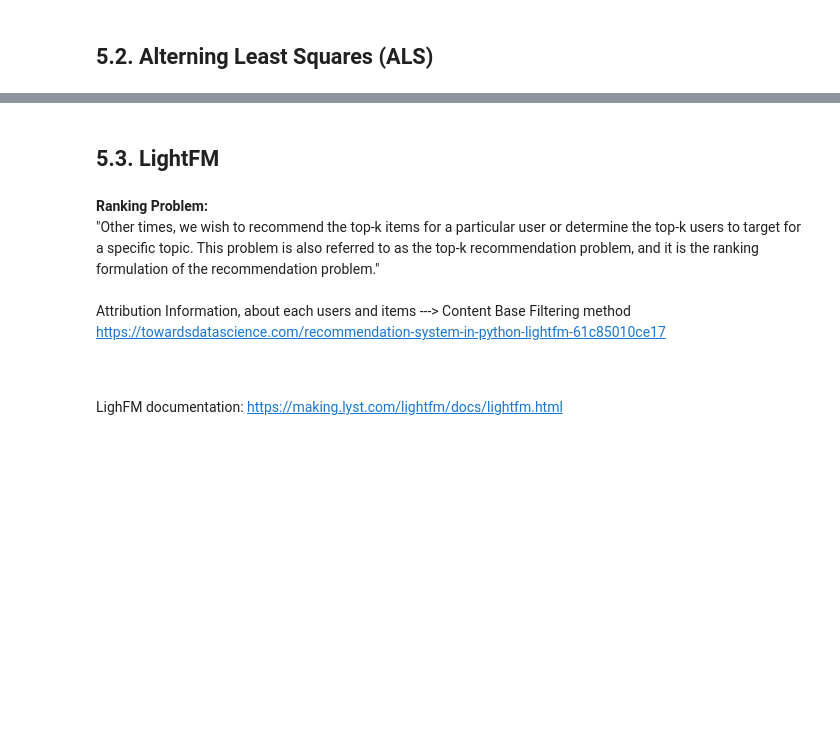
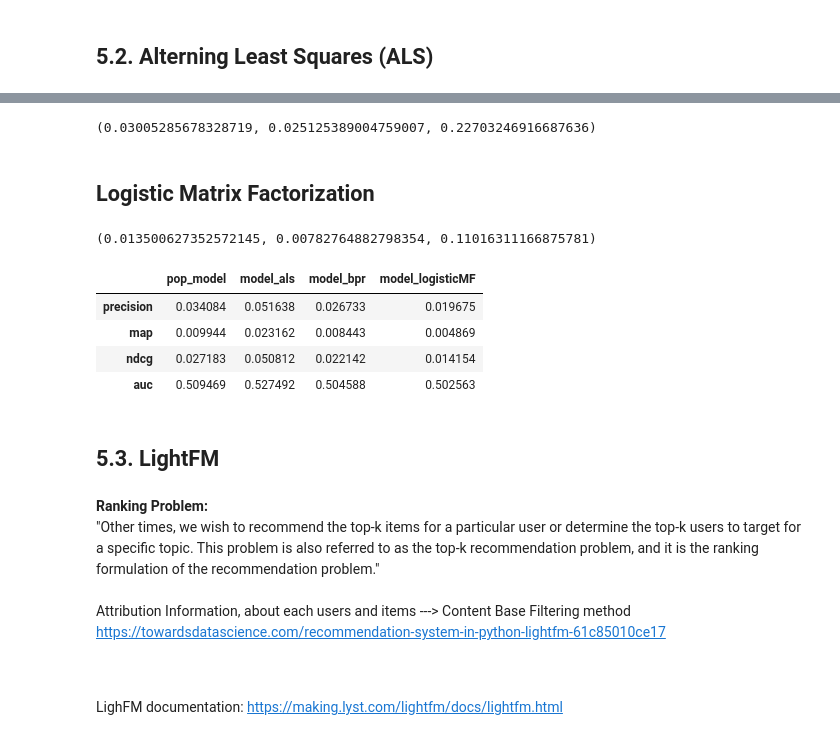
Before and after one commit to LorenzoPigozzi/Business_Cases, a Jupyter notebook: Case 4/BC4_Lorenzo.ipynb, the cells around one changed output, grey strips where cells are left out. Cells and saved outputs as stored; diff of their text form; code cells hidden in the pictures; blank space fills up the shorter version.

```diff
--- a/Case 4/BC4_Lorenzo.ipynb
+++ b/Case 4/BC4_Lorenzo.ipynb
@@ -488,2 +497,6 @@ AUC-score of the popular-items recommendations :  0.814
+# %%
+# Fitting PopularRecommender model
+pop_model = PopularRecommender()
+pop_model.fit(train.T)
 # %% [markdown]
 ## 5.2. Alterning Least Squares (ALS)
@@ -531,0 +503,8 @@ The ALS algorithm has a AUC-score of 0.874, beating the AUC-score of the baselin
+# %%
+# Initializing the model
+alpha = 15
+model_als = AlternatingLeastSquares(factors=20,
+                                regularization = 0.1,
+                                iterations = 50)
+# training the model
+model_als.fit((train.T*alpha).astype('double'))
@@ -532,3 +586,40 @@ The ALS algorithm has a AUC-score of 0.874, beating the AUC-score of the baselin
+# %%
+model_bpr = BayesianPersonalizedRanking(factors=20,
+                                        regularization = 0.1,
+                                        iterations = 50)
+model_bpr.fit((train.T*alpha).astype('double'))
+# %%
+scoring_function(model_bpr, train, test, k = 10)
+# %% [output]
+(0.03005285678328719, 0.025125389004759007, 0.22703246916687636)
+# %% [markdown]
+## Logistic Matrix Factorization
+# %%
+model_logisticMF = LogisticMatrixFactorization(factors=20,
+                                        regularization = 0.1,
+                                        iterations = 50)
+
+model_logisticMF.fit((train.T*alpha).astype('double'))
+# %%
+scoring_function(model_logisticMF, train, test, k = 10)
+# %% [output]
+(0.013500627352572145, 0.00782764882798354, 0.11016311166875781)
+# %%
+# Evaluate models.
+# Precision at K, Mean Average Precision at K, Normalized Discounted Cumulative Gain at K, AUC at K
+eval_models = {'pop_model': pop_model, 'model_als':model_als, 'model_bpr': model_bpr,
+               'model_logisticMF': model_logisticMF}
+eval_table = {}
+for k, v in eval_models.items():
+    eval_table[k] = ranking_metrics_at_k(v, train.tocsr(), test.tocsr(), K=10, show_progress=True, num_threads=0)
+eval_table = pd.DataFrame(eval_table)
+eval_table
+# %% [output]
+|  | pop_model | model_als | model_bpr | model_logisticMF |
+| precision | 0.034084 | 0.051638 | 0.026733 | 0.019675 |
+| map | 0.009944 | 0.023162 | 0.008443 | 0.004869 |
+| ndcg | 0.027183 | 0.050812 | 0.022142 | 0.014154 |
+| auc | 0.509469 | 0.527492 | 0.504588 | 0.502563 |
 # %% [markdown]
 ## 5.3. LightFM <a class="anchor" id="3"></a>
 # %% [markdown]
```
Also changed, not shown: parts of 47 cells of this notebook.
